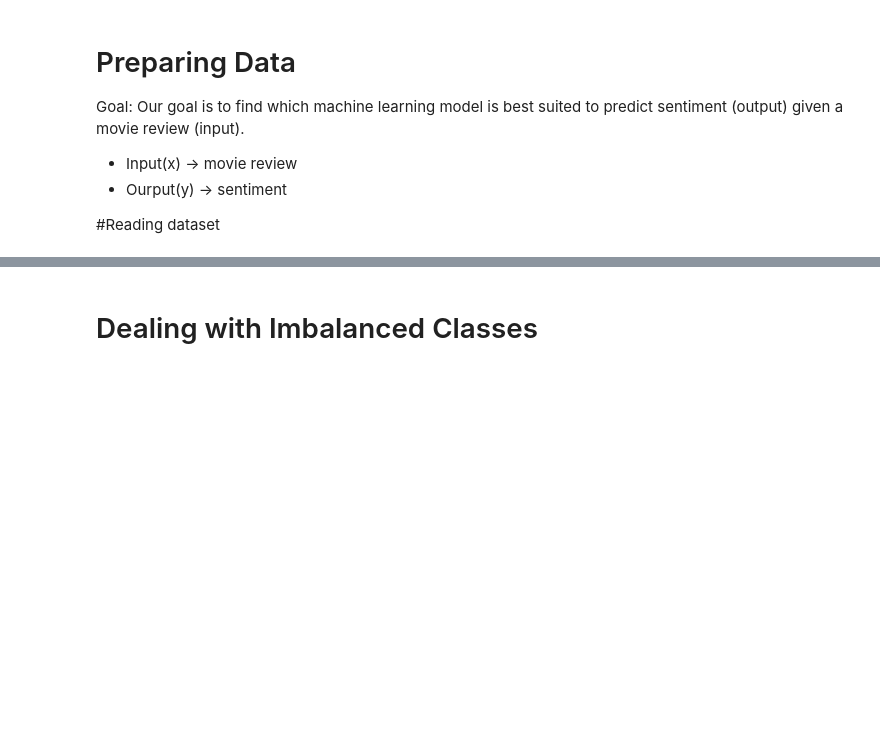
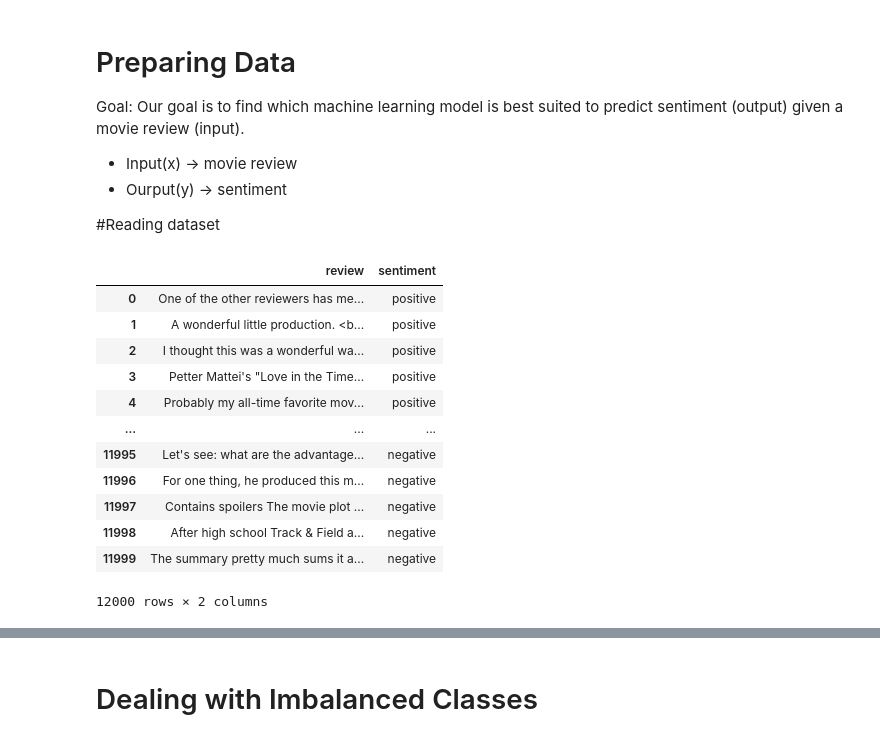
Before and after one commit to Fercaspe/Movie_Reviews, a Jupyter notebook: Movie_Reviews.ipynb, the cells around one changed output, grey strips where cells are left out. Drawn from its saved outputs; the diff is of its cells as text; code cells hidden in the pictures; blank space fills up the shorter version.

```diff
--- a/Movie_Reviews.ipynb
+++ b/Movie_Reviews.ipynb
@@ -22,8 +22,22 @@ Goal: Our goal is to find which machine learning model is best suited to predict
 # %%
 import pandas as pd
 
-df_review = pd.read_csv('IMDB Dataset.csv')
+df_review = pd.read_csv('https://github.com/Fercaspe/Movie_Reviews/raw/main/IMDB%20Dataset.csv')
 df_review
+# %% [output]
+|  | review | sentiment |
+| 0 | One of the other reviewers has me... | positive |
+| 1 | A wonderful little production. <b... | positive |
+| 2 | I thought this was a wonderful wa... | positive |
+| 3 | Petter Mattei's "Love in the Time... | positive |
+| 4 | Probably my all-time favorite mov... | positive |
+| ... | ... | ... |
+| 11995 | Let's see: what are the advantage... | negative |
+| 11996 | For one thing, he produced this m... | negative |
+| 11997 | Contains spoilers The movie plot ... | negative |
+| 11998 | After high school Track & Field a... | negative |
+| 11999 | The summary pretty much sums it a... | negative |
+12000 rows × 2 columns
 # %%
 #taking a smaller sample of 10000 rows to make processing faster and get imbalance data
 # 9000 positives
```
Also changed, not shown: parts of 20 cells of this notebook.
